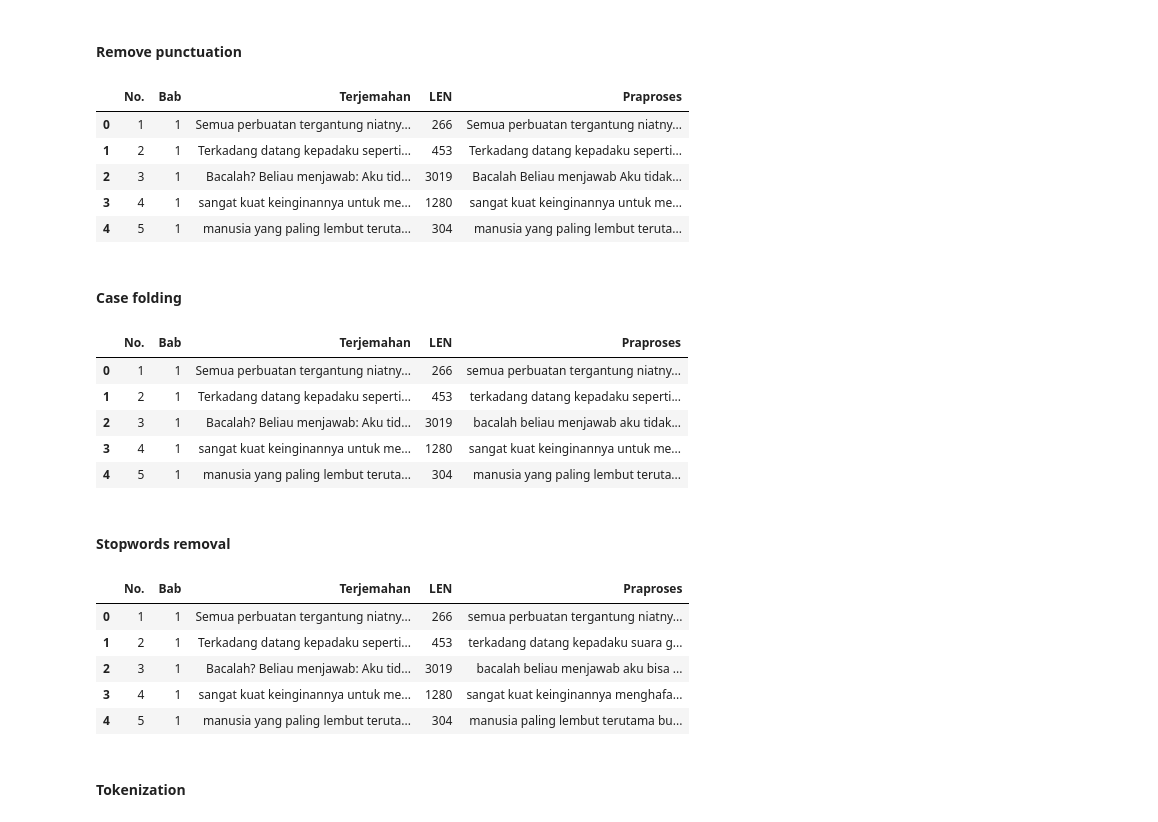
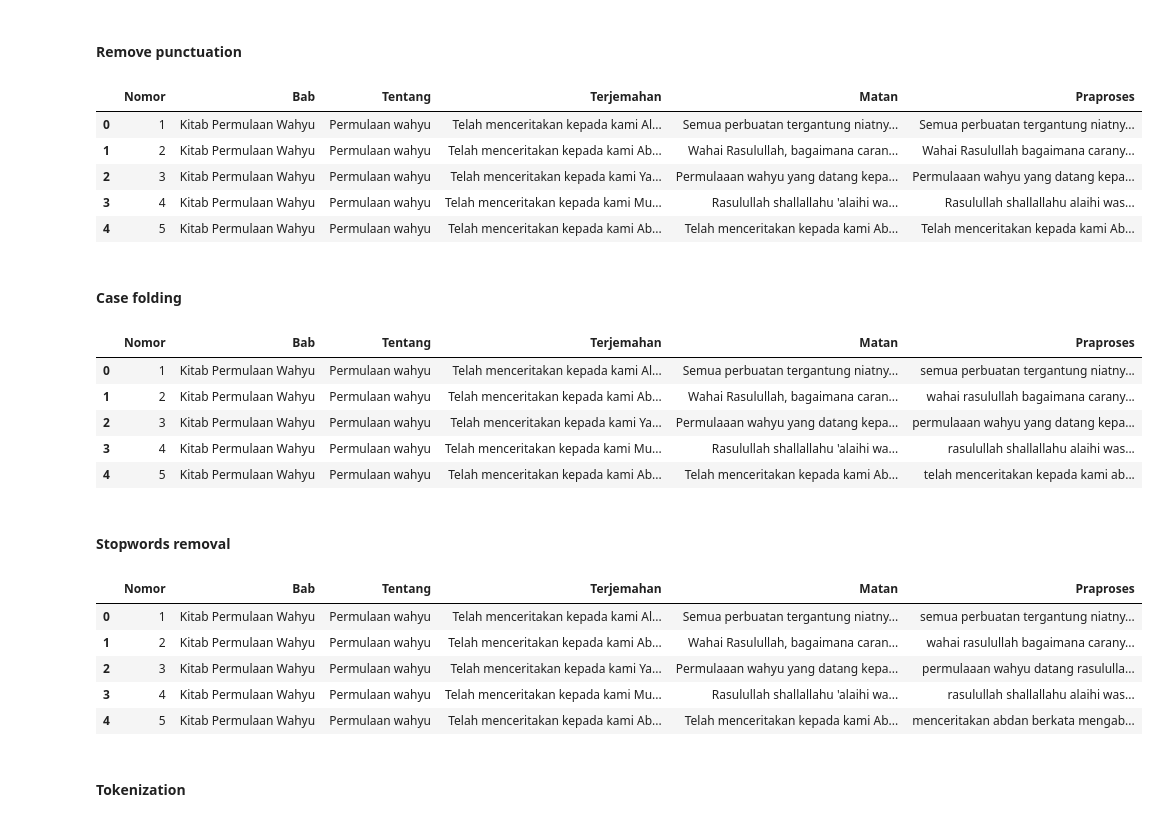
Before and after one commit to arifmuzayyan/OntologiHadis, a Jupyter notebook: src/main.ipynb, the cells around one changed output. Saved outputs shown, nothing was run; the diff lists cells and outputs as text; code cells hidden in the pictures.

```diff
--- a/src/main.ipynb
+++ b/src/main.ipynb
@@ -2,6 +2,8 @@
 ## Data Hadis
 # %%
 import pandas as pd
+
+pd.reset_option("^display")
 # %% [markdown]
 ##### Sunnah.csv
 # %%
@@ -66,0 +70,4 @@ Name: Terjemahan, Length: 7008, dtype: object
+# %%
+df_scraper['Terjemahan'] = df_scraper['Terjemahan'].str.replace("; \"",": \"")
+df_scraper['Matan'] = [x.split(": \"",1)[-1] for x in df_scraper.Terjemahan]
+df_scraper.head()
@@ -74,27 +88,28 @@ df_bukhari = df_scraper
 #### Remove punctuation
 # %%
 import string
-df_bukhari['Praproses'] = df_bukhari['Terjemahan'].str.replace('[{}]'.format(string.punctuation), '', regex=True)
+# df_bukhari['Praproses'] = df_bukhari['Terjemahan'].str.replace('[{}]'.format(string.punctuation), '', regex=True)
+df_bukhari['Praproses'] = df_bukhari['Matan'].str.replace('[{}]'.format(string.punctuation), '', regex=True)
 df_bukhari.head()
 # %% [output]
-|  | No. | Bab | Terjemahan | LEN | Praproses |
-| 0 | 1 | 1 | Semua perbuatan tergantung niatny... | 266 | Semua perbuatan tergantung niatny... |
-| 1 | 2 | 1 | Terkadang datang kepadaku seperti... | 453 | Terkadang datang kepadaku seperti... |
-| 2 | 3 | 1 | Bacalah? Beliau menjawab: Aku tid... | 3019 | Bacalah Beliau menjawab Aku tidak... |
-| 3 | 4 | 1 | sangat kuat keinginannya untuk me... | 1280 | sangat kuat keinginannya untuk me... |
-| 4 | 5 | 1 | manusia yang paling lembut teruta... | 304 | manusia yang paling lembut teruta... |
+|  | Nomor | Bab | Tentang | Terjemahan | Matan | Praproses |
+| 0 | 1 | Kitab Permulaan Wahyu | Permulaan wahyu | Telah menceritakan kepada kami Al... | Semua perbuatan tergantung niatny... | Semua perbuatan tergantung niatny... |
+| 1 | 2 | Kitab Permulaan Wahyu | Permulaan wahyu | Telah menceritakan kepada kami Ab... | Wahai Rasulullah, bagaimana caran... | Wahai Rasulullah bagaimana carany... |
+| 2 | 3 | Kitab Permulaan Wahyu | Permulaan wahyu | Telah menceritakan kepada kami Ya... | Permulaaan wahyu yang datang kepa... | Permulaaan wahyu yang datang kepa... |
+| 3 | 4 | Kitab Permulaan Wahyu | Permulaan wahyu | Telah menceritakan kepada kami Mu... | Rasulullah shallallahu 'alaihi wa... | Rasulullah shallallahu alaihi was... |
+| 4 | 5 | Kitab Permulaan Wahyu | Permulaan wahyu | Telah menceritakan kepada kami Ab... | Telah menceritakan kepada kami Ab... | Telah menceritakan kepada kami Ab... |
 # %% [markdown]
 #### Case folding
 # %%
 df_bukhari['Praproses'] = df_bukhari['Praproses'].str.lower()
 df_bukhari.head()
 # %% [output]
-|  | No. | Bab | Terjemahan | LEN | Praproses |
-| 0 | 1 | 1 | Semua perbuatan tergantung niatny... | 266 | semua perbuatan tergantung niatny... |
-| 1 | 2 | 1 | Terkadang datang kepadaku seperti... | 453 | terkadang datang kepadaku seperti... |
-| 2 | 3 | 1 | Bacalah? Beliau menjawab: Aku tid... | 3019 | bacalah beliau menjawab aku tidak... |
-| 3 | 4 | 1 | sangat kuat keinginannya untuk me... | 1280 | sangat kuat keinginannya untuk me... |
-| 4 | 5 | 1 | manusia yang paling lembut teruta... | 304 | manusia yang paling lembut teruta... |
+|  | Nomor | Bab | Tentang | Terjemahan | Matan | Praproses |
+| 0 | 1 | Kitab Permulaan Wahyu | Permulaan wahyu | Telah menceritakan kepada kami Al... | Semua perbuatan tergantung niatny... | semua perbuatan tergantung niatny... |
+| 1 | 2 | Kitab Permulaan Wahyu | Permulaan wahyu | Telah menceritakan kepada kami Ab... | Wahai Rasulullah, bagaimana caran... | wahai rasulullah bagaimana carany... |
+| 2 | 3 | Kitab Permulaan Wahyu | Permulaan wahyu | Telah menceritakan kepada kami Ya... | Permulaaan wahyu yang datang kepa... | permulaaan wahyu yang datang kepa... |
+| 3 | 4 | Kitab Permulaan Wahyu | Permulaan wahyu | Telah menceritakan kepada kami Mu... | Rasulullah shallallahu 'alaihi wa... | rasulullah shallallahu alaihi was... |
+| 4 | 5 | Kitab Permulaan Wahyu | Permulaan wahyu | Telah menceritakan kepada kami Ab... | Telah menceritakan kepada kami Ab... | telah menceritakan kepada kami ab... |
 # %% [markdown]
 #### Stopwords removal
 # %%
@@ -110,12 +125,12 @@ def stopwords_wrapper(text):
 df_bukhari['Praproses'] = df_bukhari['Praproses'].apply(stopwords_wrapper)
 df_bukhari.head()
 # %% [output]
-|  | No. | Bab | Terjemahan | LEN | Praproses |
-| 0 | 1 | 1 | Semua perbuatan tergantung niatny... | 266 | semua perbuatan tergantung niatny... |
-| 1 | 2 | 1 | Terkadang datang kepadaku seperti... | 453 | terkadang datang kepadaku suara g... |
-| 2 | 3 | 1 | Bacalah? Beliau menjawab: Aku tid... | 3019 | bacalah beliau menjawab aku bisa ... |
-| 3 | 4 | 1 | sangat kuat keinginannya untuk me... | 1280 | sangat kuat keinginannya menghafa... |
-| 4 | 5 | 1 | manusia yang paling lembut teruta... | 304 | manusia paling lembut terutama bu... |
+|  | Nomor | Bab | Tentang | Terjemahan | Matan | Praproses |
+| 0 | 1 | Kitab Permulaan Wahyu | Permulaan wahyu | Telah menceritakan kepada kami Al... | Semua perbuatan tergantung niatny... | semua perbuatan tergantung niatny... |
+| 1 | 2 | Kitab Permulaan Wahyu | Permulaan wahyu | Telah menceritakan kepada kami Ab... | Wahai Rasulullah, bagaimana caran... | wahai rasulullah bagaimana carany... |
+| 2 | 3 | Kitab Permulaan Wahyu | Permulaan wahyu | Telah menceritakan kepada kami Ya... | Permulaaan wahyu yang datang kepa... | permulaaan wahyu datang rasululla... |
+| 3 | 4 | Kitab Permulaan Wahyu | Permulaan wahyu | Telah menceritakan kepada kami Mu... | Rasulullah shallallahu 'alaihi wa... | rasulullah shallallahu alaihi was... |
+| 4 | 5 | Kitab Permulaan Wahyu | Permulaan wahyu | Telah menceritakan kepada kami Ab... | Telah menceritakan kepada kami Ab... | menceritakan abdan berkata mengab... |
 # %% [markdown]
 #### Tokenization
 # %%
```
Also changed, not shown: parts of 10 cells of this notebook, 1 other file.
